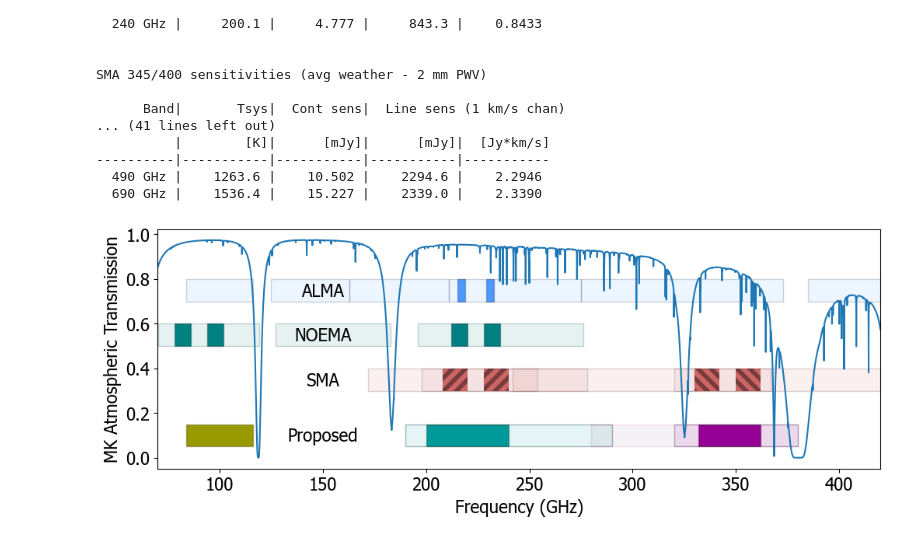
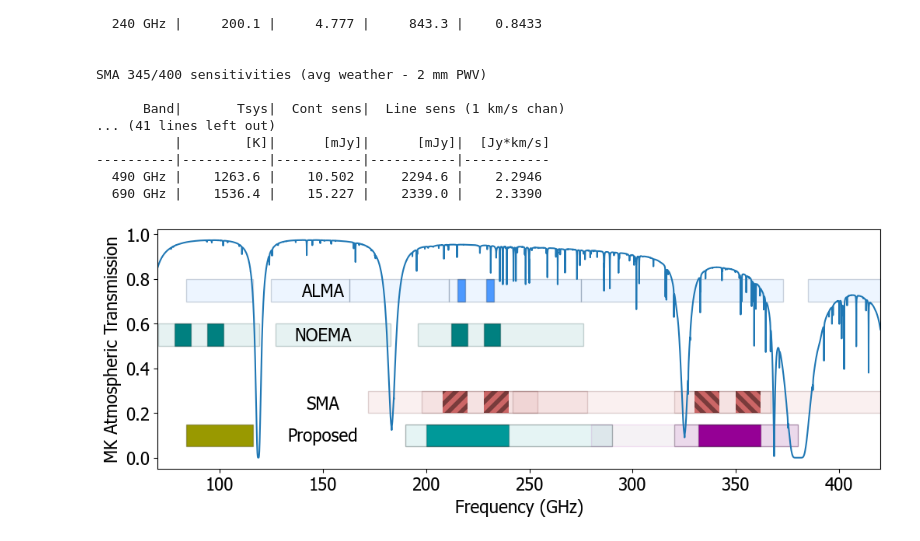
Before and after one commit to kartographer/common-sens, a Jupyter notebook: common-sens.ipynb, the cells around one changed output. Drawn from its saved outputs; the diff is of its cells as text; code cells hidden in the pictures.

```diff
--- a/common-sens.ipynb
+++ b/common-sens.ipynb
@@ -492,37 +492,37 @@ plt.text(150, 0.545, 'NOEMA', verticalalignment='center',horizontalalignment='ce
 
 for band, freqs in noema_bands.items():
         plt.fill([freqs[0], freqs[1], freqs[1], freqs[0]], 0.5+box, color=noema_band_color, edgecolor=noema_band_edge_color)
 
 lo_freq = 224
-plt.fill([lo_freq-4, lo_freq-16, lo_freq-16,lo_freq-4], 0.3+box,color=sma_color, hatch='//',edgecolor=sma_edge_color, linewidth=0)
-plt.fill([lo_freq+4, lo_freq+16, lo_freq+16,lo_freq+4], 0.3+box,color=sma_color, hatch='//',edgecolor=sma_edge_color, linewidth=0)
-plt.text(150, 0.345, 'SMA', verticalalignment='center',horizontalalignment='center')
+plt.fill([lo_freq-4, lo_freq-16, lo_freq-16,lo_freq-4], 0.2+box,color=sma_color, hatch='//',edgecolor=sma_edge_color, linewidth=0)
+plt.fill([lo_freq+4, lo_freq+16, lo_freq+16,lo_freq+4], 0.2+box,color=sma_color, hatch='//',edgecolor=sma_edge_color, linewidth=0)
+plt.text(150, 0.24, 'SMA', verticalalignment='center',horizontalalignment='center')
 
 hi_freq = 346
-plt.fill([hi_freq-4, hi_freq-16, hi_freq-16, hi_freq-4], 0.3+box, color=sma_color, hatch='\\\\',edgecolor=sma_edge_color, linewidth=0)
-plt.fill([hi_freq+4, hi_freq+16, hi_freq+16, hi_freq+4], 0.3+box, color=sma_color, hatch='\\\\',edgecolor=sma_edge_color, linewidth=0)
+plt.fill([hi_freq-4, hi_freq-16, hi_freq-16, hi_freq-4], 0.2+box, color=sma_color, hatch='\\\\',edgecolor=sma_edge_color, linewidth=0)
+plt.fill([hi_freq+4, hi_freq+16, hi_freq+16, hi_freq+4], 0.2+box, color=sma_color, hatch='\\\\',edgecolor=sma_edge_color, linewidth=0)
 
 plt.rcParams['hatch.linewidth'] = 4
 
 for band, freqs in sma_bands.items():
-        plt.fill([freqs[0], freqs[1], freqs[1], freqs[0]], 0.3+box, color=sma_band_color, edgecolor=sma_band_edge_color)
+        plt.fill([freqs[0], freqs[1], freqs[1], freqs[0]], 0.2+box, color=sma_band_color, edgecolor=sma_band_edge_color)
 
 plt.fill([84, 116, 116, 84], 0.05+box, color=sma_3mm_color, edgecolor=sma_3mm_color/3)
 plt.fill([200, 240, 240, 200], 0.05+box, color=sma_1mm_color, edgecolor=sma_1mm_color/3)
 plt.fill([332, 362, 362, 332], 0.05+box, color=sma_850um_color, edgecolor=sma_850um_color/3)
 plt.text(150, 0.095, 'Proposed', verticalalignment='center',horizontalalignment='center')
 
 freqs = rset_bands["1.3mm"]
 plt.fill([freqs[0], freqs[1], freqs[1], freqs[0]], 0.05+box, color=sma_1mm_band_color, edgecolor=sma_1mm_edge_color/2)
 freqs = rset_bands["850um"]
 plt.fill([freqs[0], freqs[1], freqs[1], freqs[0]], 0.05+box, color=sma_850um_band_color, edgecolor=sma_850um_edge_color/2)
 freqs = wsma_bands["850um"]
 plt.fill([freqs[0], freqs[1], freqs[1], freqs[0]], 0.05+box, color=sma_850um_band_color/2, edgecolor=sma_850um_band_color)
 
 font['size'] = 16
 plt.xlabel("Frequency (GHz)", fontdict=font)
 plt.ylabel("MK Atmospheric Transmission", fontdict=font)
 
 plt.savefig("MSRI_Frequency_Coverage.png")
 # %% [output]
-[figure, old version]
+[figure, new version]
```
Also changed, not shown: 1 other file.
